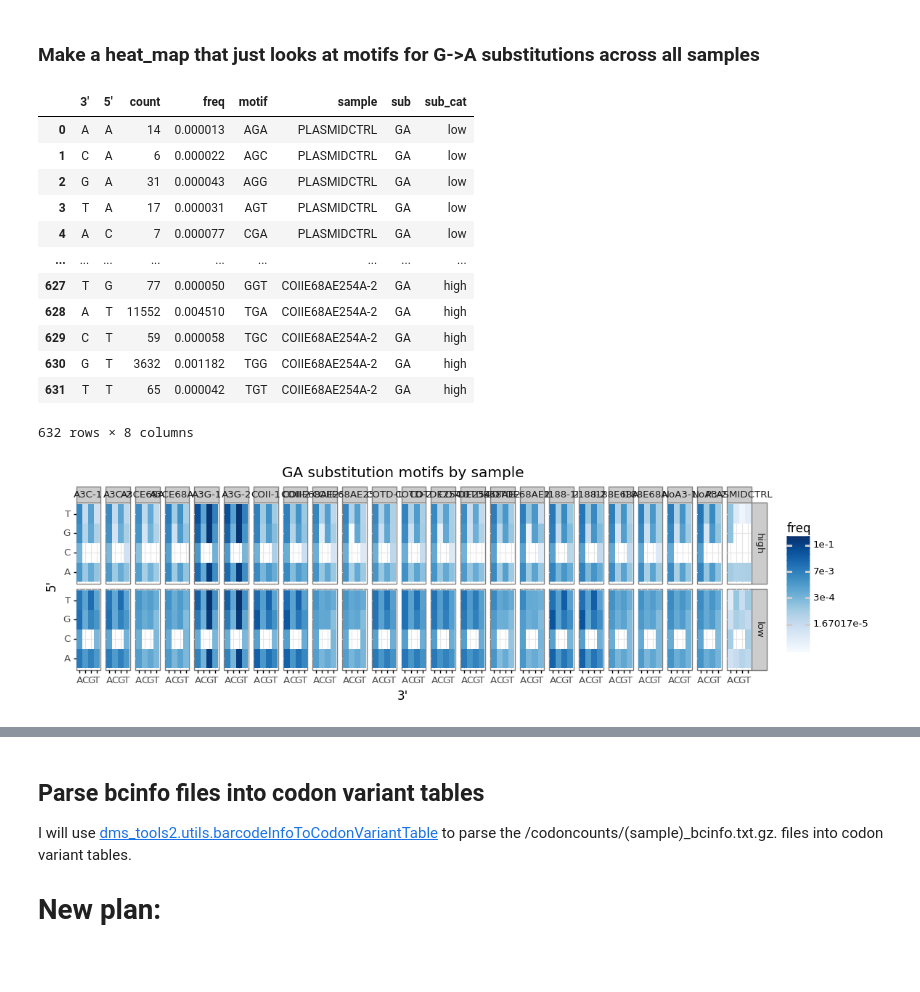
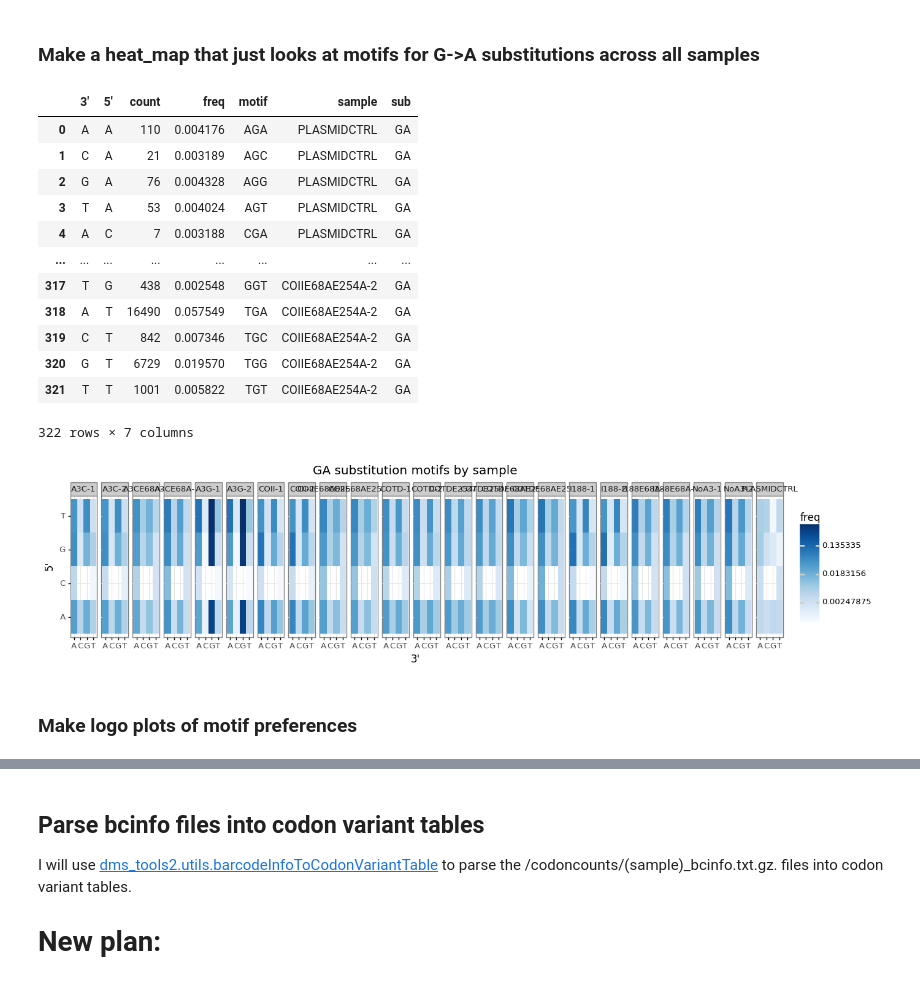
Before and after one commit to jbloomlab/SuperRestrictionFactor_Hypermutation, a Jupyter notebook: analysis_notebook.ipynb, the cells around one changed output, grey strips where cells are left out. Cells and saved outputs as stored; diff of their text form; code cells hidden in the pictures.

```diff
--- a/analysis_notebook.ipynb
+++ b/analysis_notebook.ipynb
@@ -713,28 +828,30 @@ display(all_samples_motif_freq_df)
 # %%
 all_samples_ga = all_samples_motif_freq_df[all_samples_motif_freq_df['sub'] == 'GA'].reset_index(drop=True)
 display(all_samples_ga)
 
 heat_map = (ggplot(all_samples_ga, aes("3'", "5'", fill='freq')) +
             geom_tile() +
             scale_fill_cmap(name='Blues', trans='log') +
-            facet_grid(['sub_cat', 'sample'], labeller='label_value')+
-            theme(figure_size=(12, 3)) +
+            facet_grid('~sample', labeller='label_value')+
+            theme(figure_size=(15, 3)) +
             labs(title="GA substitution motifs by sample")
            )
 
 _heat_map = heat_map.draw()
 # %% [output]
-|  | 3' | 5' | count | freq | motif | sample | sub | sub_cat |
-| 0 | A | A | 14 | 0.000013 | AGA | PLASMIDCTRL | GA | low |
-| 1 | C | A | 6 | 0.000022 | AGC | PLASMIDCTRL | GA | low |
-| 2 | G | A | 31 | 0.000043 | AGG | PLASMIDCTRL | GA | low |
-| 3 | T | A | 17 | 0.000031 | AGT | PLASMIDCTRL | GA | low |
-| 4 | A | C | 7 | 0.000077 | CGA | PLASMIDCTRL | GA | low |
-| ... | ... | ... | ... | ... | ... | ... | ... | ... |
-| 627 | T | G | 77 | 0.000050 | GGT | COIIE68AE254A-2 | GA | high |
-| 628 | A | T | 11552 | 0.004510 | TGA | COIIE68AE254A-2 | GA | high |
-| 629 | C | T | 59 | 0.000058 | TGC | COIIE68AE254A-2 | GA | high |
-| 630 | G | T | 3632 | 0.001182 | TGG | COIIE68AE254A-2 | GA | high |
-| 631 | T | T | 65 | 0.000042 | TGT | COIIE68AE254A-2 | GA | high |
+|  | 3' | 5' | count | freq | motif | sample | sub |
+| 0 | A | A | 110 | 0.004176 | AGA | PLASMIDCTRL | GA |
+| 1 | C | A | 21 | 0.003189 | AGC | PLASMIDCTRL | GA |
+| 2 | G | A | 76 | 0.004328 | AGG | PLASMIDCTRL | GA |
+| 3 | T | A | 53 | 0.004024 | AGT | PLASMIDCTRL | GA |
+| 4 | A | C | 7 | 0.003188 | CGA | PLASMIDCTRL | GA |
+| ... | ... | ... | ... | ... | ... | ... | ... |
+| 317 | T | G | 438 | 0.002548 | GGT | COIIE68AE254A-2 | GA |
+| 318 | A | T | 16490 | 0.057549 | TGA | COIIE68AE254A-2 | GA |
+| 319 | C | T | 842 | 0.007346 | TGC | COIIE68AE254A-2 | GA |
+| 320 | G | T | 6729 | 0.019570 | TGG | COIIE68AE254A-2 | GA |
+| 321 | T | T | 1001 | 0.005822 | TGT | COIIE68AE254A-2 | GA |
-632 rows × 8 columns
+322 rows × 7 columns
-[figure, old version]
+[figure, new version]
+# %% [markdown]
+### Make logo plots of motif preferences
```
Also changed, not shown: parts of 16 cells of this notebook, 1 other file.
